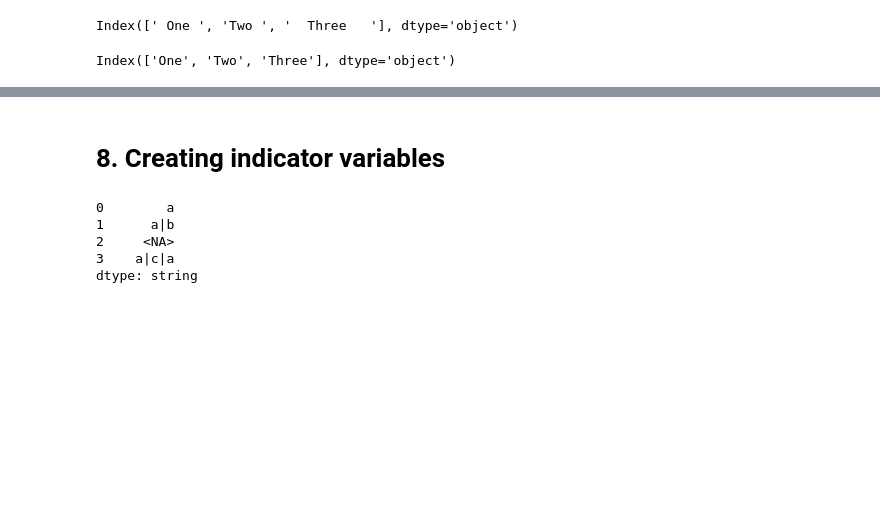
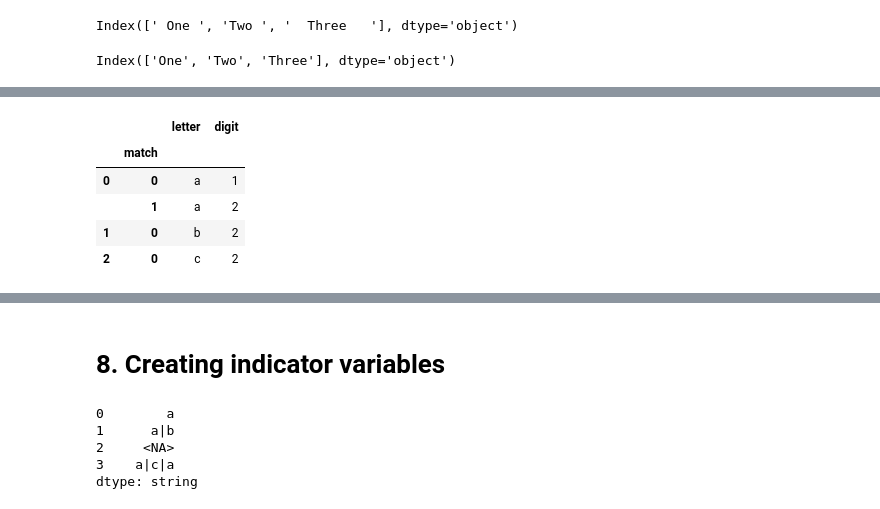
Before and after one commit to Tim-Abwao/learning-pandas, a Jupyter notebook: Going through the User Guide/Working with text data.ipynb, the cells around one changed output, grey strips where cells are left out. Cells and saved outputs as stored; diff of their text form; code cells hidden in the pictures; blank space fills up the shorter version.

```diff
--- a/Going through the User Guide/Working with text data.ipynb
+++ b/Going through the User Guide/Working with text data.ipynb
@@ -710,0 +393,9 @@ dtype: boolean
+# %%
+pd.Index(s).str.extractall("(?P<letter>[a-z])(?P<digit>[0-9])")
+# %% [output]
+|  |  | letter | digit |
+|  | match |  |  |
+| 0 | 0 | a | 1 |
+|  | 1 | a | 2 |
+| 1 | 0 | b | 2 |
+| 2 | 0 | c | 2 |
```
Also changed, not shown: parts of 168 cells of this notebook.
